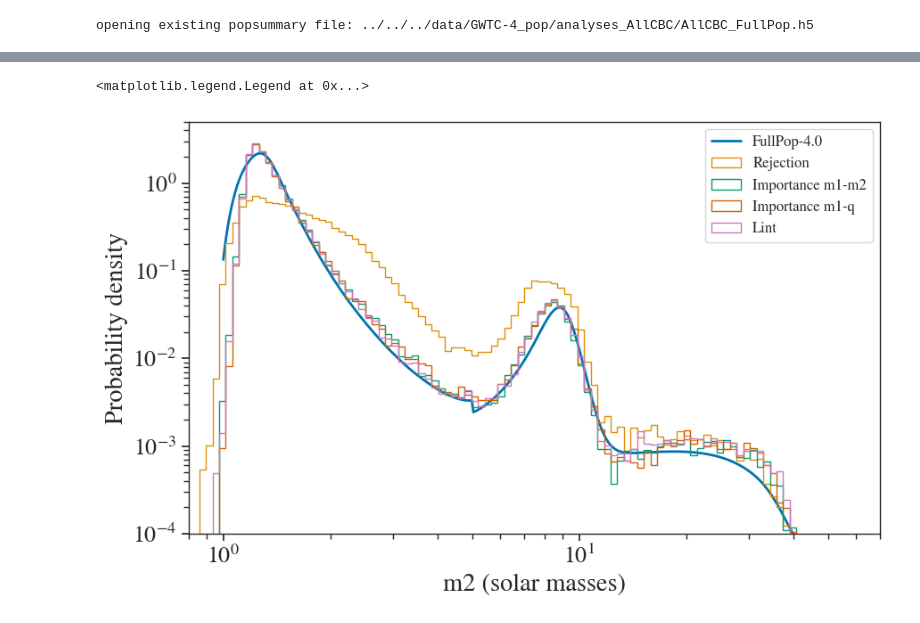
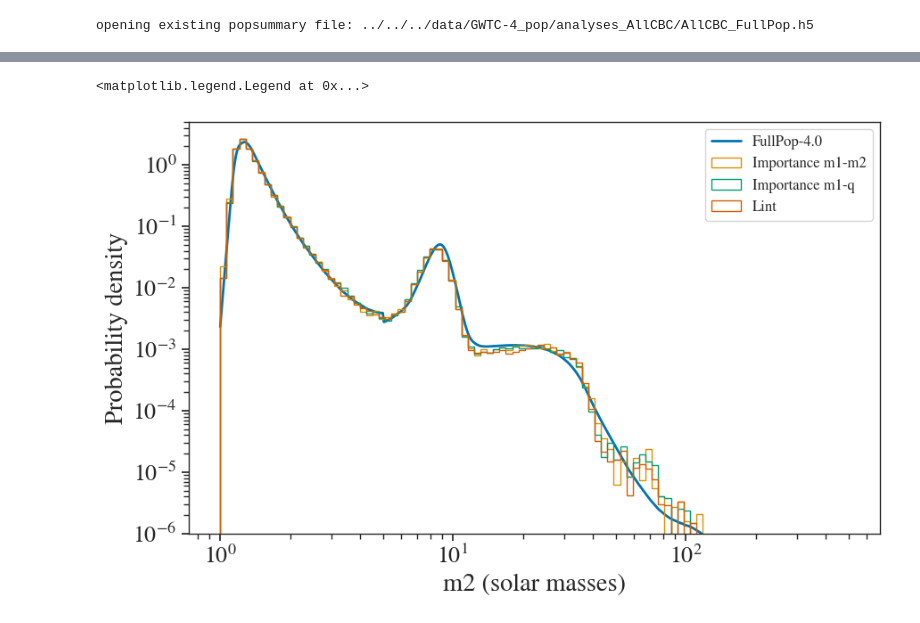
Before and after one commit to KrishnenduGit/CE_STM_CBC, a Jupyter notebook: pop_models/full_stellar_mass_pop/sample_masses_with_GWForge.ipynb, the cells around one changed output, grey strips where cells are left out. Drawn from its saved outputs; the diff is of its cells as text; code cells hidden in the pictures.

```diff
--- a/pop_models/full_stellar_mass_pop/sample_masses_with_GWForge.ipynb
+++ b/pop_models/full_stellar_mass_pop/sample_masses_with_GWForge.ipynb
@@ -73,9 +41,9 @@ Effective sample size ≈ 158534.9 / 249546
 ## Sample with importance sampling on m1, q proposals
 # %%
 mass_model = Mass(mass_model='FullPop_GWTC4',
-                  number_of_samples=50000,
+                  number_of_samples=n_samples,
                   parameters=hyperparams,
                   full_pop_sampler='importance_m1_q')
 # %%
-mass_samples_imp_m1_q = mass_model.sample(oversample_factor=5)
+mass_samples_imp_m1_q = mass_model.sample(oversample_factor=10)
 # %% [output]
@@ -85,9 +53,9 @@ Effective sample size ≈ 14666.0 / 250000
 ## Sample with lint sampler
 # %%
 mass_model = Mass(mass_model='FullPop_GWTC4',
-                  number_of_samples=50000,
+                  number_of_samples=n_samples,
                   parameters=hyperparams,
                   full_pop_sampler='lint')
 # %%
-mass_samples_lint = mass_model.sample(grid_size=512)
+mass_samples_lint = mass_model.sample(grid_size=1024)
 # %% [output]
@@ -142,38 +109,35 @@ plt.legend(fontsize=12)
 # %%
 import seaborn as sns
 import pylab as plt
 
 plt.figure(figsize=(10,6))
 
-pdb_m, pdb_Rm = pdb_result.get_rates_on_grids('secondary_mass')
-mean_curve = np.mean(pdb_Rm, axis=0)
+pdb_m, pdb_Rm, pars = pdb_result.get_rates_on_grids('secondary_mass', return_params=True)
+rate_curve = np.median(pdb_Rm, axis=0)
 
-bins = np.geomspace(0.1, 60, 150)
+bins = np.geomspace(1, hyperparams['mmax'], 100)
 
 # Normalize
-yy = mean_curve / np.trapz(mean_curve, pdb_m[0])
+yy = rate_curve / np.trapz(rate_curve, pdb_m[0])
 
 plt.plot(pdb_m[0], yy, label='FullPop-4.0', lw=2)
-
-plt.hist(mass_samples_rej['mass_2_source'], bins=bins, density=True,
-         histtype='step', label='Rejection')
 
 plt.hist(mass_samples_imp_m1_m2['mass_2_source'], bins=bins, density=True,
          histtype='step', label='Importance m1-m2')
 
 plt.hist(mass_samples_imp_m1_q['mass_2_source'], bins=bins, density=True,
          histtype='step', label='Importance m1-q')
 
 plt.hist(mass_samples_lint['mass_2_source'], bins=bins, density=True,
          histtype='step', label='Lint')
 
 plt.xlabel('m2 (solar masses)')
 plt.ylabel('Probability density')
 plt.xscale('log')
 plt.yscale('log')
-plt.xlim(0.8, 70)
-plt.ylim(1e-4, 5)
+#plt.xlim(0.8, 70)
+plt.ylim(1e-6, 5)
 plt.legend(fontsize=12)
 # %% [output]
 <matplotlib.legend.Legend at 0x...>
-[figure, old version]
+[figure, new version]
```
Also changed, not shown: parts of 10 cells of this notebook.
